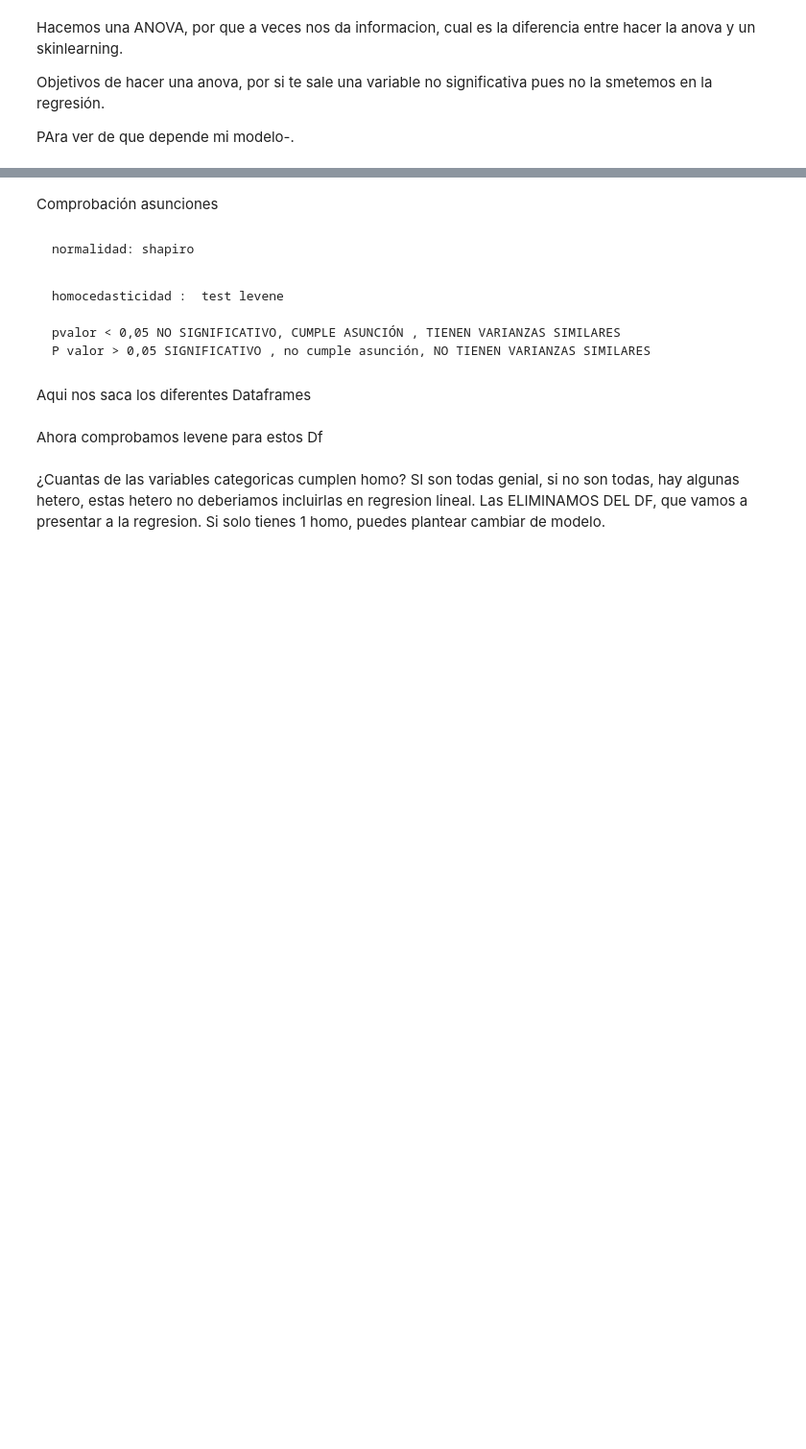
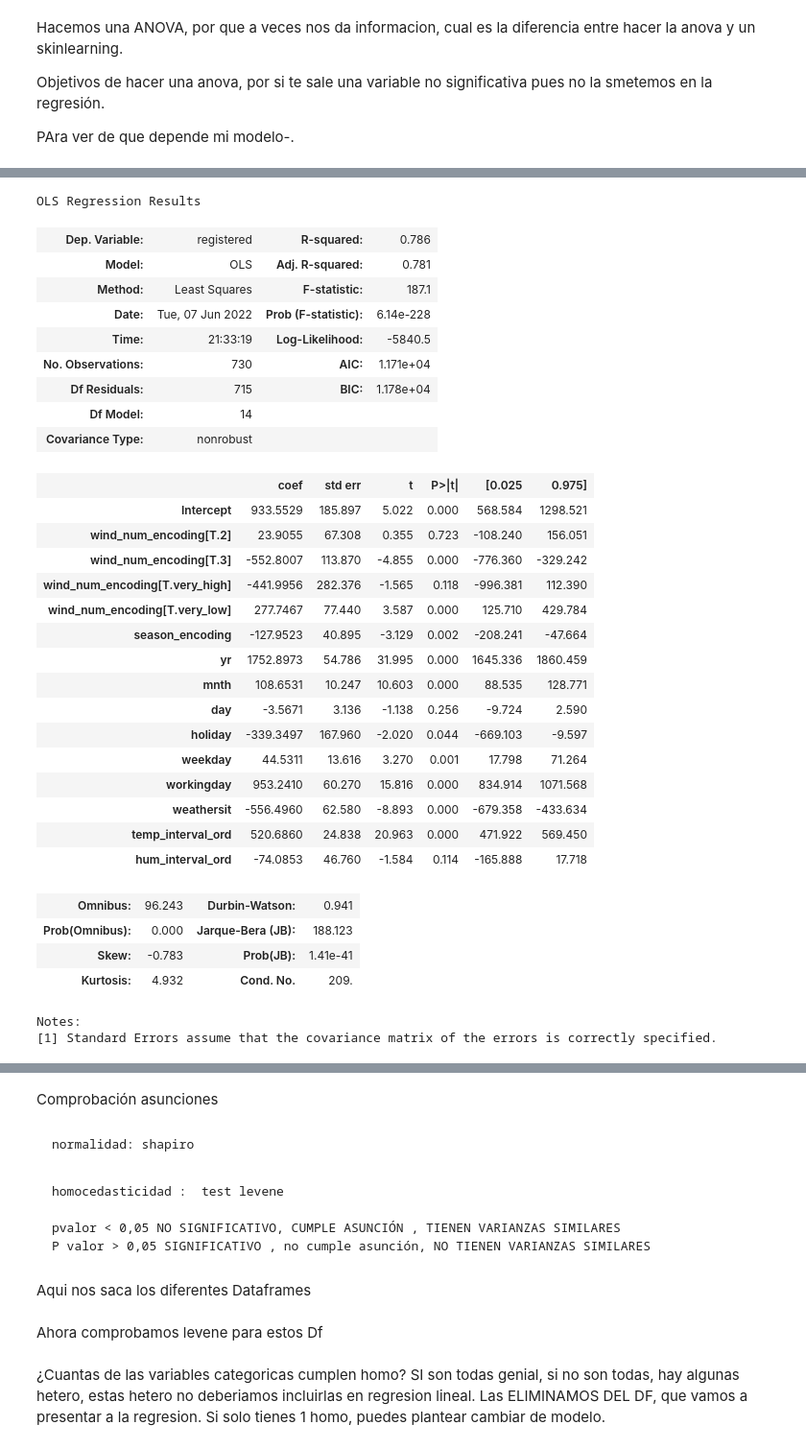
Before and after one commit to Adalab/project-da-promo-A-module-3-team-1, a Jupyter notebook: Proyecto_Final.ipynb, the cells around one changed output, grey strips where cells are left out. Shown: that part at 96% size. Drawn from its saved outputs; the diff is of its cells as text; code cells hidden in the pictures; blank space fills up the shorter version.

```diff
--- a/Proyecto_Final.ipynb
+++ b/Proyecto_Final.ipynb
@@ -839,0 +912,3 @@ PAra ver de que depende mi modelo-.
+# %%
+lm_reg = ols('registered ~ season_encoding + yr + mnth + day + holiday + weekday + workingday + weathersit + temp_interval_ord + hum_interval_ord + wind_num_encoding', data=df).fit()
+sm.stats.anova_lm(lm_reg)
@@ -839,0 +929,35 @@ PAra ver de que depende mi modelo-.
+# %%
+lm_reg.summary()
+# %% [output]
+OLS Regression Results
+| Dep. Variable: | registered | R-squared: | 0.786 |
+| Model: | OLS | Adj. R-squared: | 0.781 |
+| Method: | Least Squares | F-statistic: | 187.1 |
+| Date: | Tue, 07 Jun 2022 | Prob (F-statistic): | 6.14e-228 |
+| Time: | 21:33:19 | Log-Likelihood: | -5840.5 |
+| No. Observations: | 730 | AIC: | 1.171e+04 |
+| Df Residuals: | 715 | BIC: | 1.178e+04 |
+| Df Model: | 14 |  |  |
+| Covariance Type: | nonrobust |  |  |
+|  | coef | std err | t | P>|t| | [0.025 | 0.975] |
+| Intercept | 933.5529 | 185.897 | 5.022 | 0.000 | 568.584 | 1298.521 |
+| wind_num_encoding[T.2] | 23.9055 | 67.308 | 0.355 | 0.723 | -108.240 | 156.051 |
+| wind_num_encoding[T.3] | -552.8007 | 113.870 | -4.855 | 0.000 | -776.360 | -329.242 |
+| wind_num_encoding[T.very_high] | -441.9956 | 282.376 | -1.565 | 0.118 | -996.381 | 112.390 |
+| wind_num_encoding[T.very_low] | 277.7467 | 77.440 | 3.587 | 0.000 | 125.710 | 429.784 |
+| season_encoding | -127.9523 | 40.895 | -3.129 | 0.002 | -208.241 | -47.664 |
+| yr | 1752.8973 | 54.786 | 31.995 | 0.000 | 1645.336 | 1860.459 |
+| mnth | 108.6531 | 10.247 | 10.603 | 0.000 | 88.535 | 128.771 |
+| day | -3.5671 | 3.136 | -1.138 | 0.256 | -9.724 | 2.590 |
+| holiday | -339.3497 | 167.960 | -2.020 | 0.044 | -669.103 | -9.597 |
+| weekday | 44.5311 | 13.616 | 3.270 | 0.001 | 17.798 | 71.264 |
+| workingday | 953.2410 | 60.270 | 15.816 | 0.000 | 834.914 | 1071.568 |
+| weathersit | -556.4960 | 62.580 | -8.893 | 0.000 | -679.358 | -433.634 |
+| temp_interval_ord | 520.6860 | 24.838 | 20.963 | 0.000 | 471.922 | 569.450 |
+| hum_interval_ord | -74.0853 | 46.760 | -1.584 | 0.114 | -165.888 | 17.718 |
+| Omnibus: | 96.243 | Durbin-Watson: | 0.941 |
+| Prob(Omnibus): | 0.000 | Jarque-Bera (JB): | 188.123 |
+| Skew: | -0.783 | Prob(JB): | 1.41e-41 |
+| Kurtosis: | 4.932 | Cond. No. | 209. |
+Notes:
+[1] Standard Errors assume that the covariance matrix of the errors is correctly specified.
```
Also changed, not shown: parts of 33 cells of this notebook.
